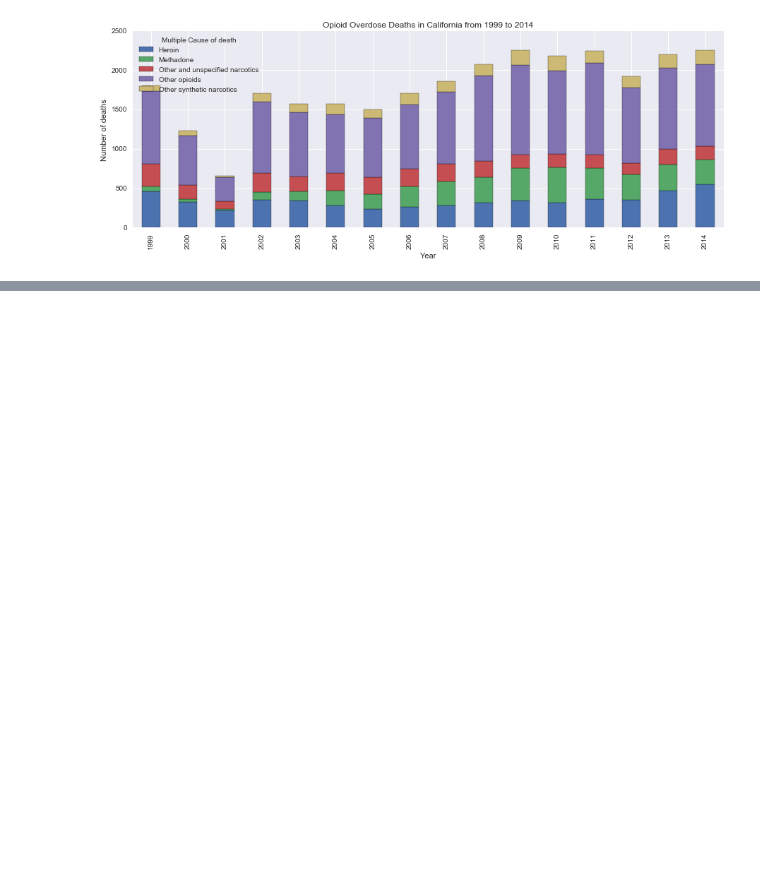
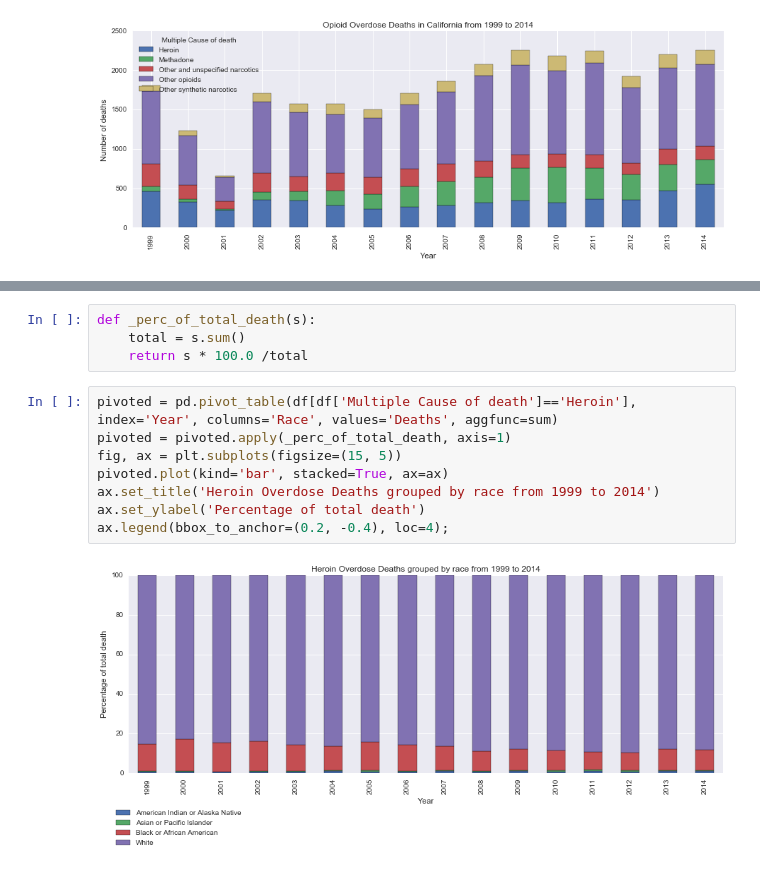
Before and after one commit to bayesimpact/bayeshack-hhs-opioid-abuse, a Jupyter notebook: analysis/Opioid Overdose Deaths.ipynb, the cells around one changed output, grey strips where cells are left out. Cells and saved outputs as stored; diff of their text form; blank space fills up the shorter version.

```diff
--- a/analysis/Opioid Overdose Deaths.ipynb
+++ b/analysis/Opioid Overdose Deaths.ipynb
@@ -59,0 +91,14 @@ ax.set_ylabel('Number of deaths');
+# %%
+def _perc_of_total_death(s):
+    total = s.sum()
+    return s * 100.0 /total
+# %%
+pivoted = pd.pivot_table(df[df['Multiple Cause of death']=='Heroin'], index='Year', columns='Race', values='Deaths', aggfunc=sum)
+pivoted = pivoted.apply(_perc_of_total_death, axis=1)
+fig, ax = plt.subplots(figsize=(15, 5))
+pivoted.plot(kind='bar', stacked=True, ax=ax)
+ax.set_title('Heroin Overdose Deaths grouped by race from 1999 to 2014')
+ax.set_ylabel('Percentage of total death')
+ax.legend(bbox_to_anchor=(0.2, -0.4), loc=4);
+# %% [output]
+[figure, added]
```
Also changed, not shown: parts of 12 cells of this notebook.
